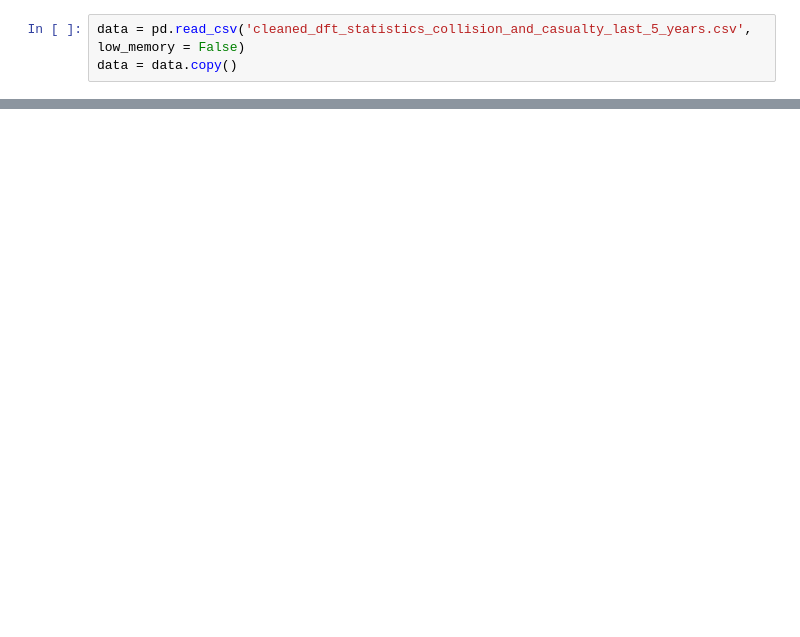
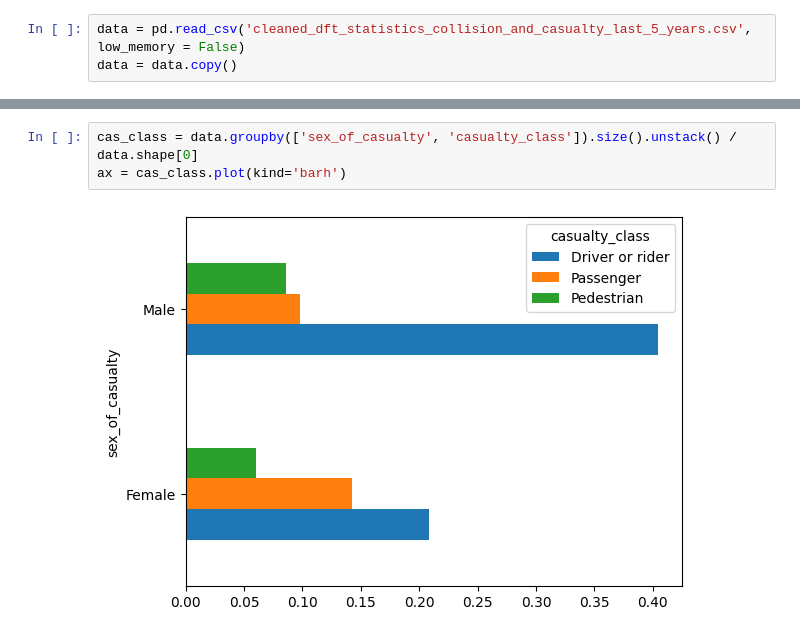
Before and after one commit to EJCassella/DfT_data_project, a Jupyter notebook: DfT data EDA.ipynb, the cells around one changed output, grey strips where cells are left out. Saved outputs shown, nothing was run; the diff lists cells and outputs as text; blank space fills up the shorter version.

```diff
--- a/DfT data EDA.ipynb
+++ b/DfT data EDA.ipynb
@@ -14,0 +23,5 @@ data.groupby(['age_band_of_casualty', 'sex_of_casualty']).size().unstack().plot(
+# %%
+cas_class = data.groupby(['sex_of_casualty', 'casualty_class']).size().unstack() / data.shape[0]
+ax = cas_class.plot(kind='barh')
+# %% [output]
+[figure, added]
```
Also changed, not shown: parts of 4 cells of this notebook.
